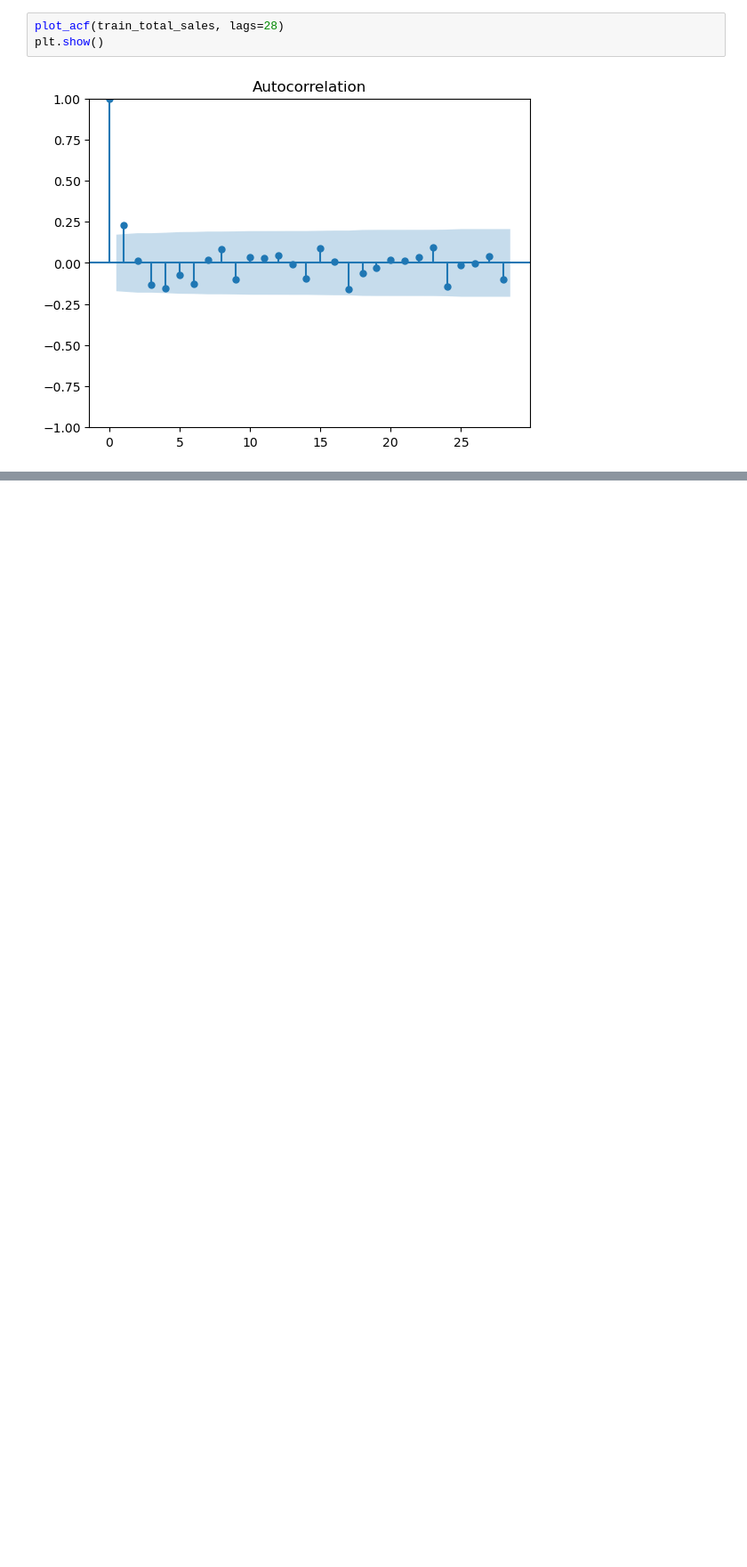
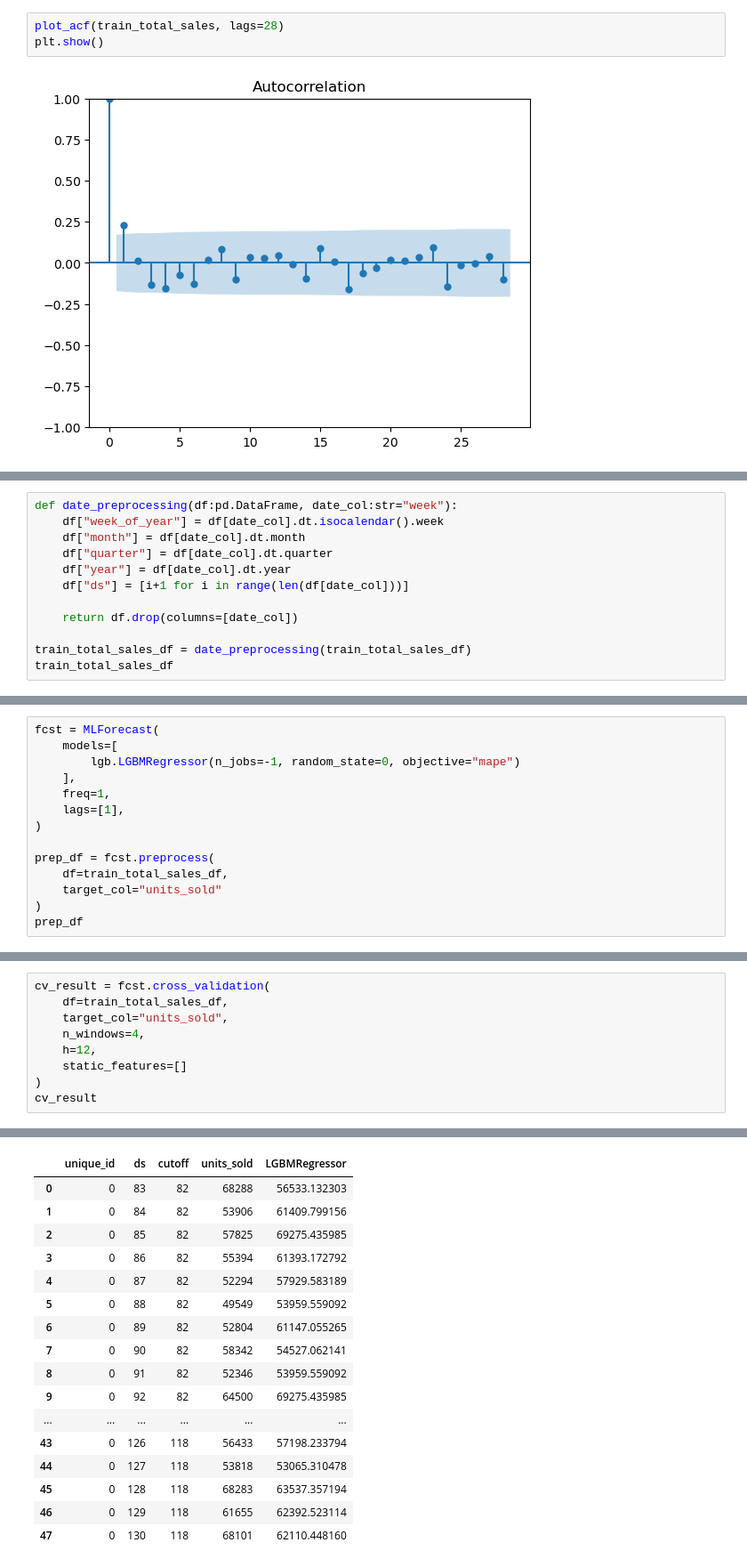
Before and after one commit to slouie88/Demand-Forecasting, a Jupyter notebook: 2-Train/1-train-total-sales.ipynb, the cells around one changed output, grey strips where cells are left out. Shown: that part at 89% size. Saved outputs shown, nothing was run; the diff lists cells and outputs as text; blank space fills up the shorter version.

Commit message:
Trained lgbm model for forecasting total weekl sales

```diff
--- a/2-Train/1-train-total-sales.ipynb
+++ b/2-Train/1-train-total-sales.ipynb
@@ -150,0 +192,12 @@ plt.show()
+# %%
+def date_preprocessing(df:pd.DataFrame, date_col:str="week"):
+    df["week_of_year"] = df[date_col].dt.isocalendar().week
+    df["month"] = df[date_col].dt.month
+    df["quarter"] = df[date_col].dt.quarter
+    df["year"] = df[date_col].dt.year
+    df["ds"] = [i+1 for i in range(len(df[date_col]))]
+
+    return df.drop(columns=[date_col])
+
+train_total_sales_df = date_preprocessing(train_total_sales_df)
+train_total_sales_df
@@ -150,0 +239,14 @@ plt.show()
+# %%
+fcst = MLForecast(
+    models=[
+        lgb.LGBMRegressor(n_jobs=-1, random_state=0, objective="mape")
+    ],
+    freq=1,
+    lags=[1],
+)
+
+prep_df = fcst.preprocess(
+    df=train_total_sales_df,
+    target_col="units_sold"
+)
+prep_df
@@ -150,0 +267,10 @@ plt.show()
+# %%
+cv_result = fcst.cross_validation(
+    df=train_total_sales_df,
+    target_col="units_sold",
+    n_windows=4,
+    h=12,
+    static_features=[]
+)
+cv_result
+# %% [output]
@@ -150,0 +294,17 @@ plt.show()
+|  | unique_id | ds | cutoff | units_sold | LGBMRegressor |
+| 0 | 0 | 83 | 82 | 68288 | 56533.132303 |
+| 1 | 0 | 84 | 82 | 53906 | 61409.799156 |
+| 2 | 0 | 85 | 82 | 57825 | 69275.435985 |
+| 3 | 0 | 86 | 82 | 55394 | 61393.172792 |
+| 4 | 0 | 87 | 82 | 52294 | 57929.583189 |
+| 5 | 0 | 88 | 82 | 49549 | 53959.559092 |
+| 6 | 0 | 89 | 82 | 52804 | 61147.055265 |
+| 7 | 0 | 90 | 82 | 58342 | 54527.062141 |
+| 8 | 0 | 91 | 82 | 52346 | 53959.559092 |
+| 9 | 0 | 92 | 82 | 64500 | 69275.435985 |
+| ... | ... | ... | ... | ... | ... |
+| 43 | 0 | 126 | 118 | 56433 | 57198.233794 |
+| 44 | 0 | 127 | 118 | 53818 | 53065.310478 |
+| 45 | 0 | 128 | 118 | 68283 | 63537.357194 |
+| 46 | 0 | 129 | 118 | 61655 | 62392.523114 |
+| 47 | 0 | 130 | 118 | 68101 | 62110.448160 |
```
Also changed, not shown: parts of 10 cells of this notebook.
